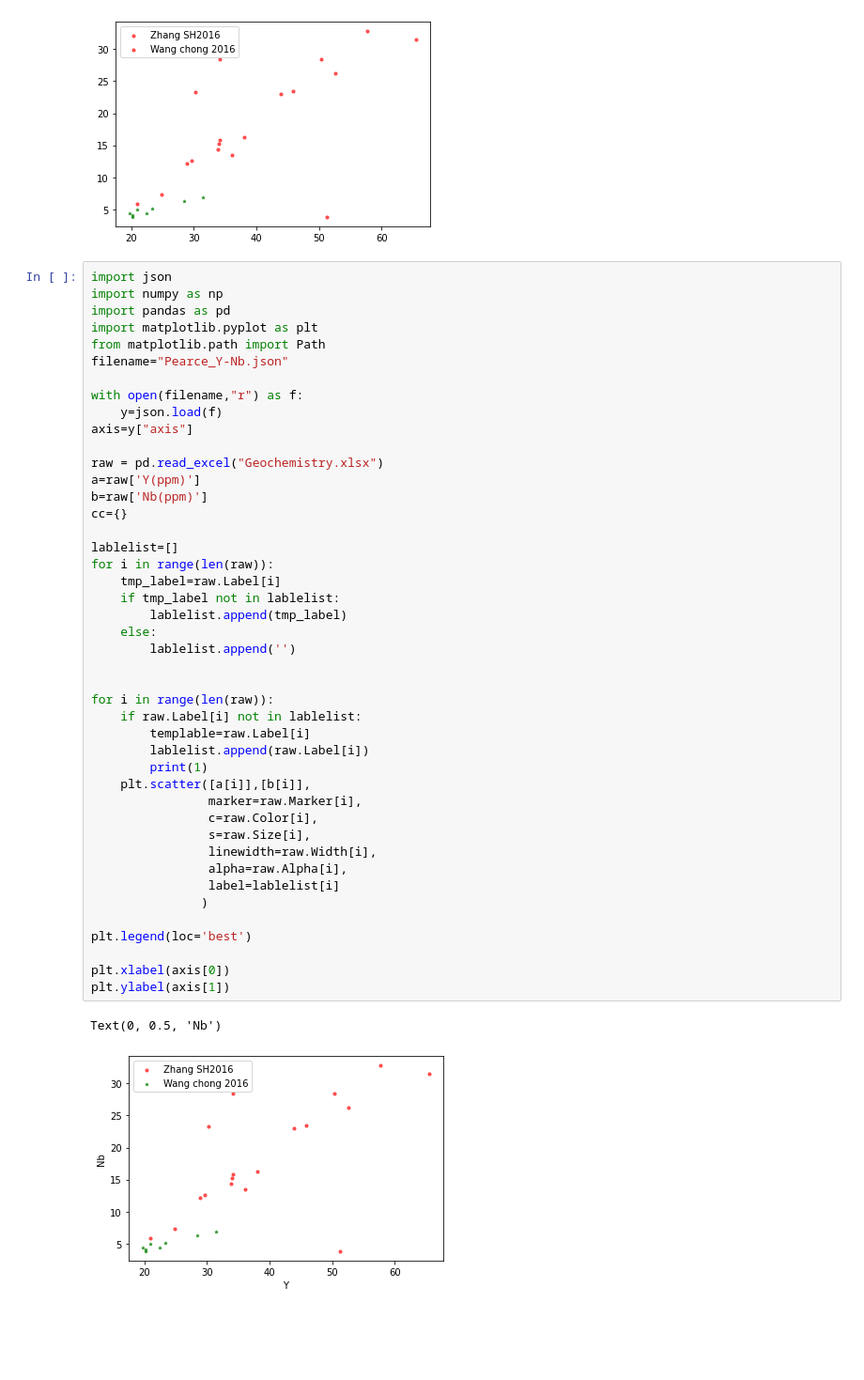
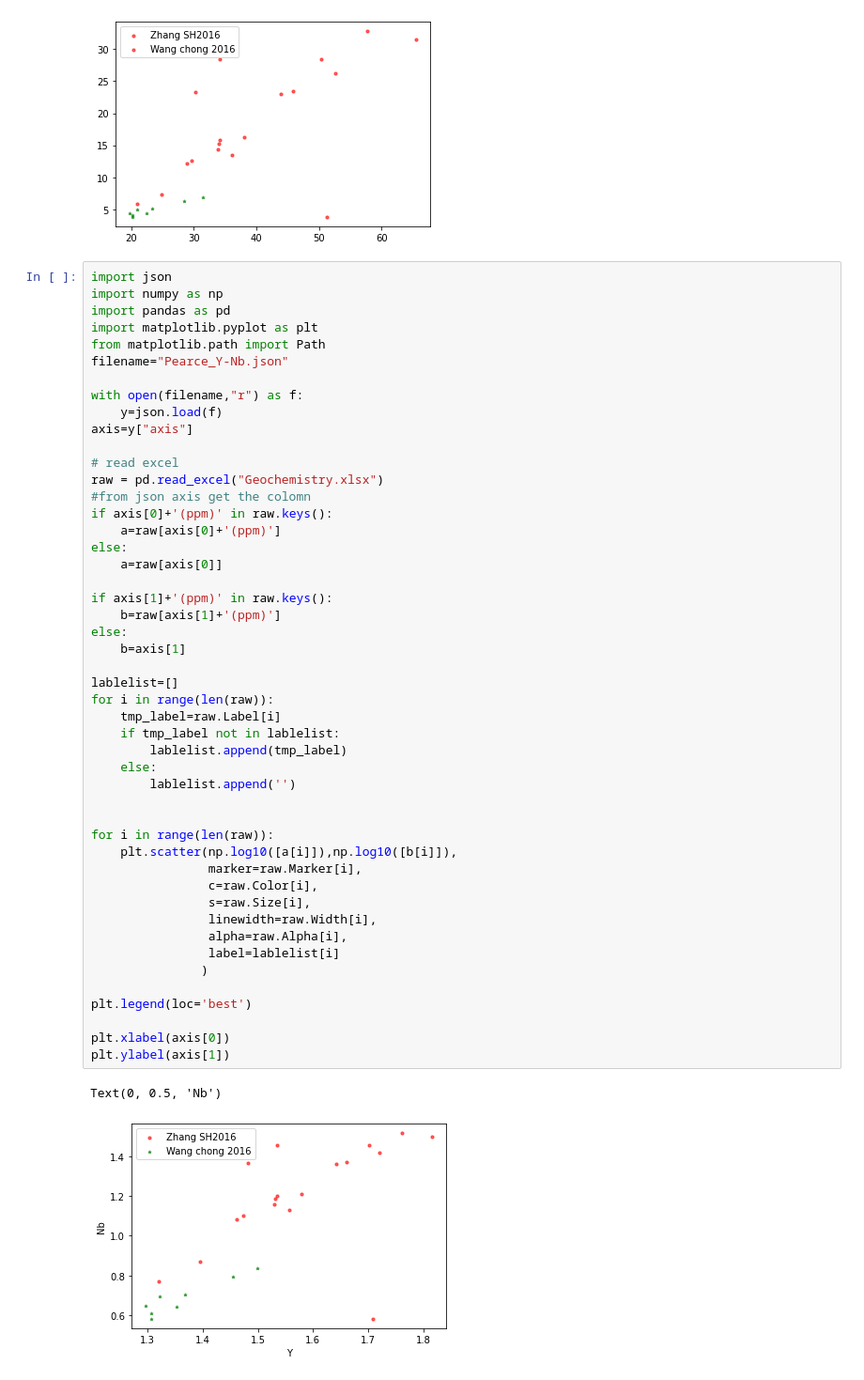
Before and after one commit to GeoPyTool/GeochemDataFormat, a Jupyter notebook: DM/DataFormat.ipynb, the cells around one changed output. Shown at 94% size. Cells and saved outputs as stored; diff of their text form; blank space fills up the shorter version.

```diff
--- a/DM/DataFormat.ipynb
+++ b/DM/DataFormat.ipynb
@@ -278,39 +278,43 @@ filename="Pearce_Y-Nb.json"
 with open(filename,"r") as f:
     y=json.load(f)
 axis=y["axis"]
 
+# read excel
 raw = pd.read_excel("Geochemistry.xlsx")
-a=raw['Y(ppm)']
-b=raw['Nb(ppm)']
-cc={}
+#from json axis get the colomn
+if axis[0]+'(ppm)' in raw.keys():
+    a=raw[axis[0]+'(ppm)']
+else:
+    a=raw[axis[0]]
+
+if axis[1]+'(ppm)' in raw.keys():
+    b=raw[axis[1]+'(ppm)']
+else:
+    b=axis[1]
 
 lablelist=[]
 for i in range(len(raw)):
     tmp_label=raw.Label[i]
     if tmp_label not in lablelist:
         lablelist.append(tmp_label)
     else:
         lablelist.append('')
 
 
 for i in range(len(raw)):
-    if raw.Label[i] not in lablelist:
-        templable=raw.Label[i]
-        lablelist.append(raw.Label[i])
-        print(1)
-    plt.scatter([a[i]],[b[i]],
+    plt.scatter(np.log10([a[i]]),np.log10([b[i]]),
                 marker=raw.Marker[i],
                 c=raw.Color[i],
                 s=raw.Size[i],
                 linewidth=raw.Width[i],
                 alpha=raw.Alpha[i],
                 label=lablelist[i]
                )
 
 plt.legend(loc='best')
 
 plt.xlabel(axis[0])
 plt.ylabel(axis[1])
 # %% [output]
 Text(0, 0.5, 'Nb')
-[figure, old version]
+[figure, new version]
```
Also changed, not shown: parts of 1 cell of this notebook.
